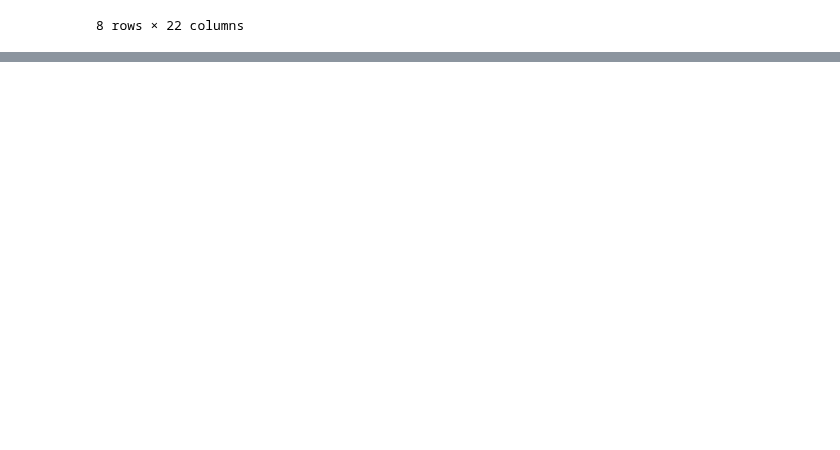
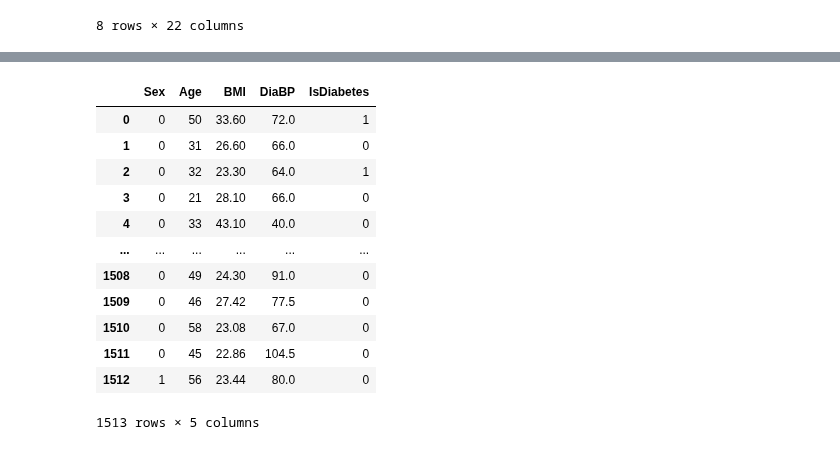
Before and after one commit to Rai1ag/Library, a Jupyter notebook: PJ_Итоговый проект/homework.ipynb, the cells around one changed output, grey strips where cells are left out. Cells and saved outputs as stored; diff of their text form; code cells hidden in the pictures; blank space fills up the shorter version.

```diff
--- a/PJ_Итоговый проект/homework.ipynb
+++ b/PJ_Итоговый проект/homework.ipynb
@@ -447,0 +488,51 @@ NameError: name 'concat_data' is not defined
+# %%
+# Функция для второй половины concat_data, которую мы получили из data_2:
+def is_diabetes_v2(glucose: float) -> int:
+    """Функция для преобразования значения гликемии в признаке "Glucose" на диагноз
+    где:
+    0 - нет диабета
+    1 - преддиабет
+    2 - диабет
+
+    Args:
+        glucose (float): значение гликемии в столбце "Glucose"
+
+    Returns:
+        int: соответсвующий диагноз
+    """
+
+    if glucose < 101:
+            return 0
+    elif 101 <= glucose <= 108:
+            return 1
+    elif glucose > 108:
+            return 2
+# %%
+# Поделим наш concat_data, чтобы применить к каждой половине соответствующую функцию:
+first_part = concat_data.iloc[:768].copy()
+second_part = concat_data.iloc[768:].copy()
+
+# Применяем функции:
+first_part["IsDiabetes"] = first_part["Glucose"].apply(is_diabetes)
+second_part["IsDiabetes"] = second_part["Glucose"].apply(is_diabetes_v2)
+
+# Заново соединяем наши половинки:
+concat_df = pd.concat([first_part, second_part])
+
+# Теперь можно убрать не нужные нам столбцы:
+concat_df = concat_df.drop(['Diabetes', 'Glucose'], axis=1, inplace=False)
+concat_df
+# %% [output]
+|  | Sex | Age | BMI | DiaBP | IsDiabetes |
+| 0 | 0 | 50 | 33.60 | 72.0 | 1 |
+| 1 | 0 | 31 | 26.60 | 66.0 | 0 |
+| 2 | 0 | 32 | 23.30 | 64.0 | 1 |
+| 3 | 0 | 21 | 28.10 | 66.0 | 0 |
+| 4 | 0 | 33 | 43.10 | 40.0 | 0 |
+| ... | ... | ... | ... | ... | ... |
+| 1508 | 0 | 49 | 24.30 | 91.0 | 0 |
+| 1509 | 0 | 46 | 27.42 | 77.5 | 0 |
+| 1510 | 0 | 58 | 23.08 | 67.0 | 0 |
+| 1511 | 0 | 45 | 22.86 | 104.5 | 0 |
+| 1512 | 1 | 56 | 23.44 | 80.0 | 0 |
+1513 rows × 5 columns
```
Also changed, not shown: parts of 16 cells of this notebook.
